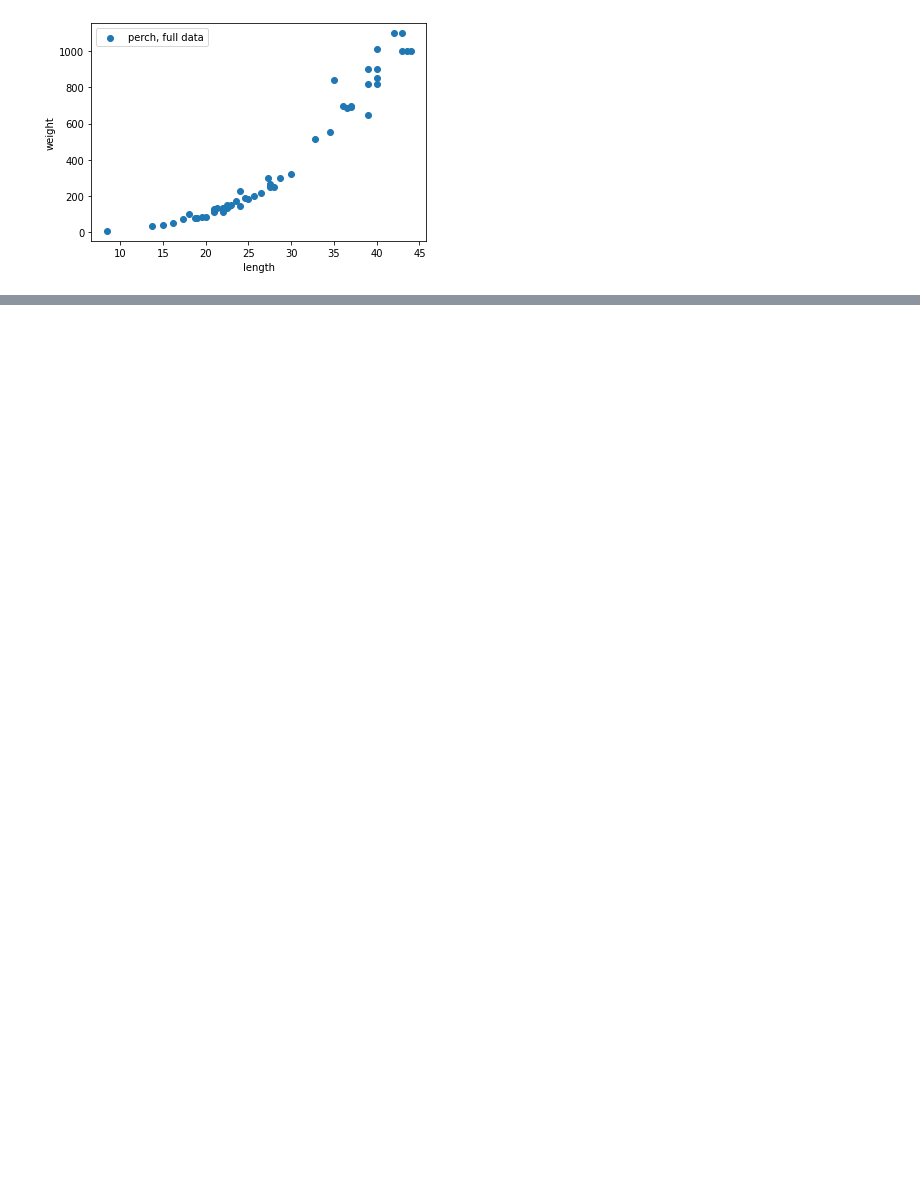
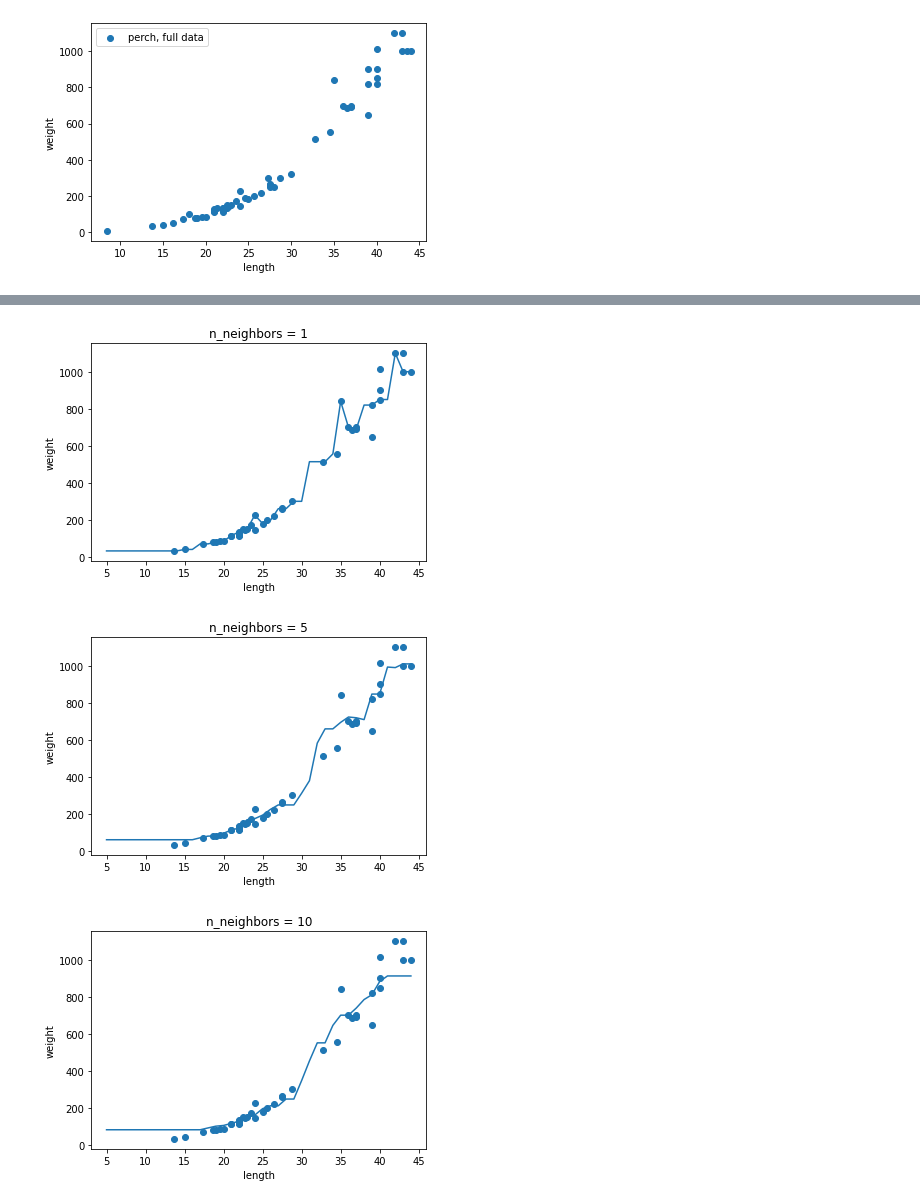
Before and after one commit to keizikang/self_study_mldl, a Jupyter notebook: 혼공머신_3장.ipynb, the cells around one changed output, grey strips where cells are left out. Cells and saved outputs as stored; diff of their text form; code cells hidden in the pictures; blank space fills up the shorter version.

```diff
--- a/혼공머신_3장.ipynb
+++ b/혼공머신_3장.ipynb
@@ -63,0 +133,4 @@ test_input = test_input.reshape(-1, 1)
+# %%
+knr.n_neighbors = 5
+# print(knr.n_neighbors)
+knr.score(train_input, train_target)
@@ -63,0 +159,9 @@ test_input = test_input.reshape(-1, 1)
+# %%
+knr.n_neighbors = 5
+# print(knr.n_neighbors)
+print(knr.score(train_input, train_target))
+
+# train_input 중 길이 22인 것들만 골라냄
+idx = np.where(train_input == 22)[0]
+print(np.hstack((train_input[idx, :], train_target[idx].reshape(-1, 1))))
+knr.predict([[22]])
@@ -63,0 +227,9 @@ test_input = test_input.reshape(-1, 1)
+# %%
+knr.n_neighbors = 3
+
+knr.fit(train_input, train_target)
+
+print('training set score: ', end='')
+print(knr.score(train_input, train_target))
+print('test set score    : ', end='')
+print(knr.score(test_input, test_target))
@@ -63,0 +247,23 @@ test_input = test_input.reshape(-1, 1)
+# %%
+# Problem 03-1-2
+
+knr = KNeighborsRegressor()
+
+x = np.arange(5, 45).reshape(-1, 1)
+
+for n in [1, 5, 10]:
+    knr.n_neighbors = n
+    knr.fit(train_input, train_target)
+
+    prediction = knr.predict(x)
+
+    plt.scatter(train_input, train_target)
+    plt.plot(x, prediction)
+    plt.title(f'n_neighbors = {n}')
+    plt.xlabel('length')
+    plt.ylabel('weight')
+    plt.show()
+# %% [output]
+[figure, added]
+[figure, added]
+[figure, added]
```
Also changed, not shown: parts of 19 cells of this notebook.
